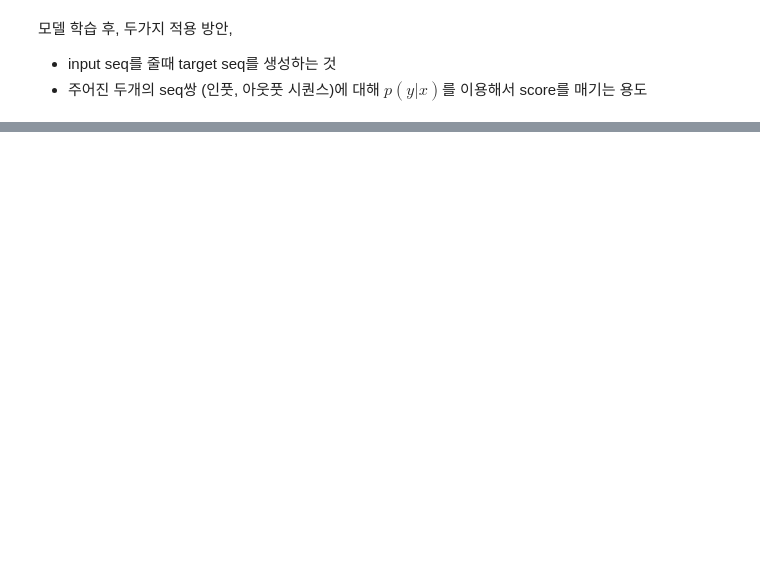
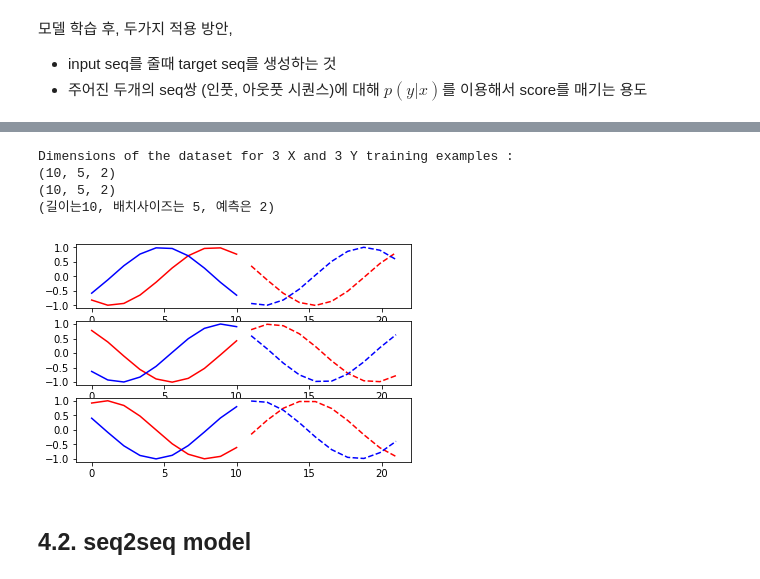
Before and after one commit to leesays92/RNN, a Jupyter notebook: Seq2Seq.ipynb, the cells around one changed output, grey strips where cells are left out. Cells and saved outputs as stored; diff of their text form; code cells hidden in the pictures; blank space fills up the shorter version.

```diff
--- a/Seq2Seq.ipynb
+++ b/Seq2Seq.ipynb
@@ -427,0 +546,25 @@ evaluate(load_pairs, load_source_vocab, load_target_vocab, enc, dec, TARGET_MAX_
+# %%
+sample_x, sample_y = generate_data(isTrain=True, batch_size=5)
+print("Dimensions of the dataset for 3 X and 3 Y training examples : ")
+print(sample_x.shape)
+print(sample_y.shape)
+print("(길이는10, 배치사이즈는 5, 예측은 2)")
+# %% [output]
+Dimensions of the dataset for 3 X and 3 Y training examples :
+(10, 5, 2)
+(10, 5, 2)
+(길이는10, 배치사이즈는 5, 예측은 2)
+# %%
+plt.figure()
+x_axis = np.linspace(0, 10, 10)
+for i in range(3):
+    plt.subplot(311+i)
+    plt.yticks(np.linspace(-1,1,5))
+    plt.plot(x_axis, sample_x[:, i, 0], 'r', x_axis, sample_x[:, i, 1], 'b')
+    plt.plot(x_axis+11, sample_y[:, i, 0], 'r--', x_axis+11, sample_y[:, i, 1], 'b--')
+
+plt.show()
+# %% [output]
+[figure, added]
+# %% [markdown]
+## 4.2. seq2seq model
```
Also changed, not shown: parts of 47 cells of this notebook.
